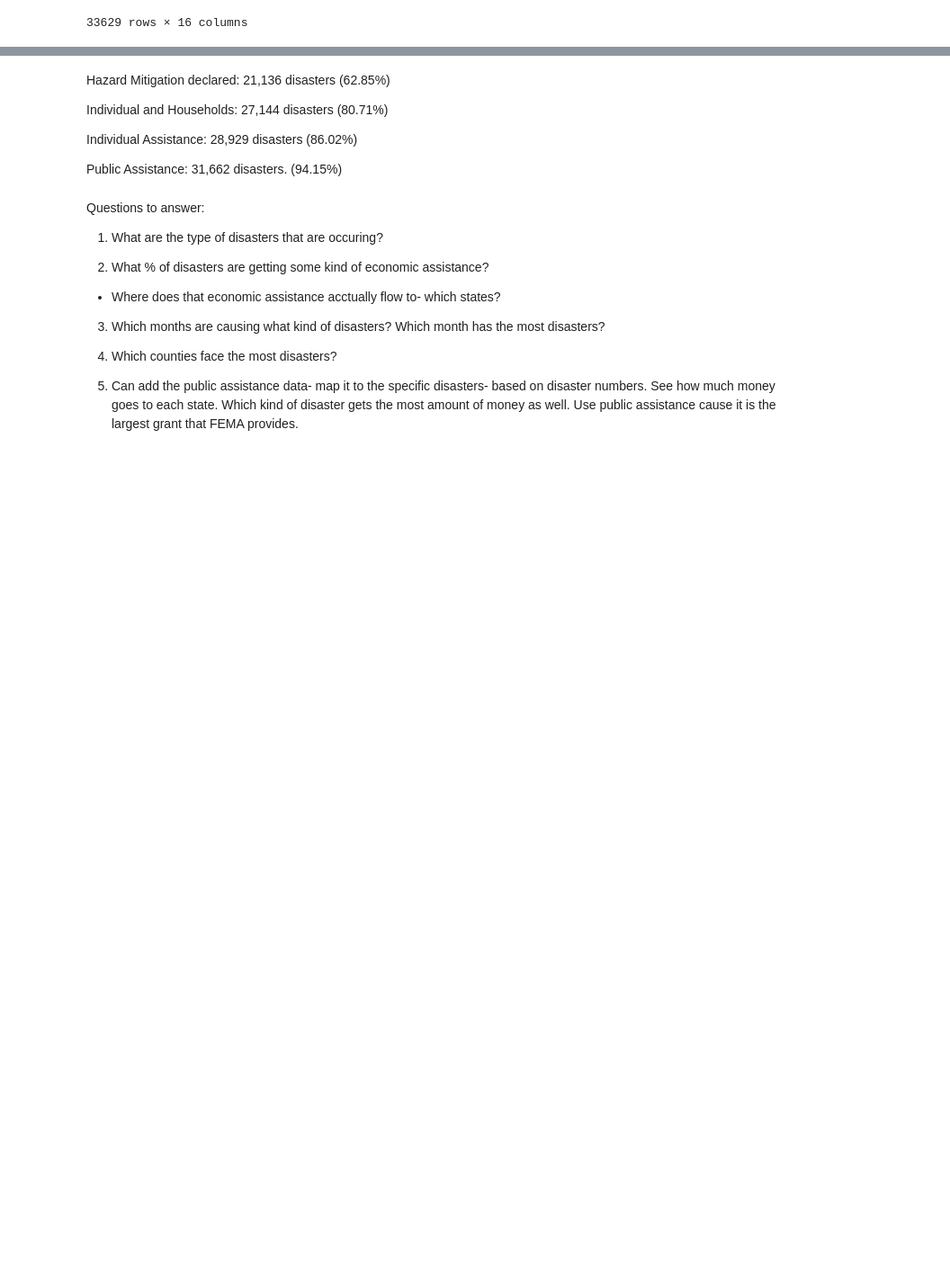
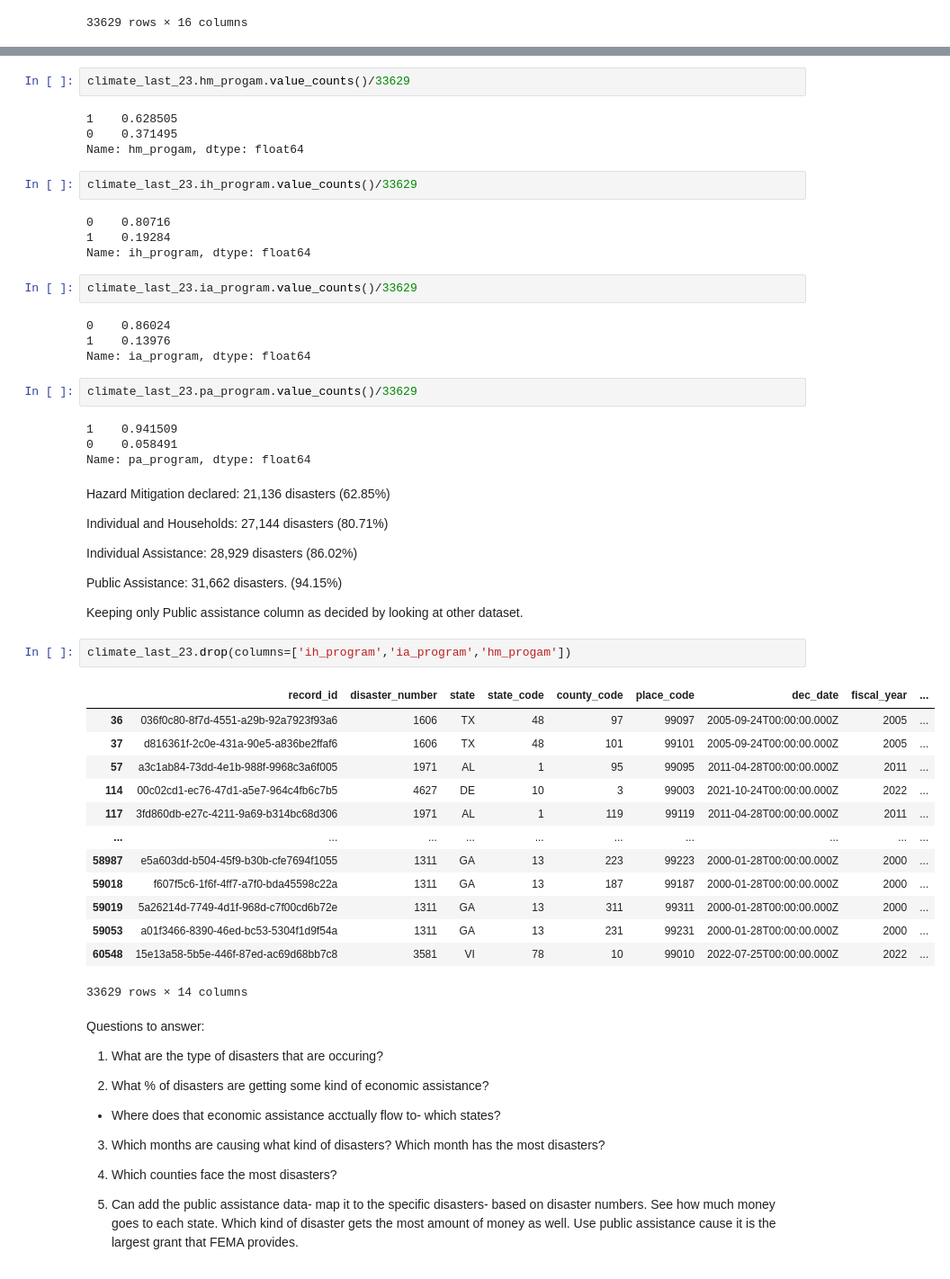
Before and after one commit to uchicago-mscapp-projects/snow-lm, a Jupyter notebook: climate_data.ipynb, the cells around one changed output, grey strips where cells are left out. Shown: that part at 90% size. Drawn from its saved outputs; the diff is of its cells as text; blank space fills up the shorter version.

```diff
--- a/climate_data.ipynb
+++ b/climate_data.ipynb
@@ -177,3 +168,27 @@ Name: pa_program, dtype: float64
+# %%
+climate_last_23.hm_progam.value_counts()/33629
+# %% [output]
+1    0.628505
+0    0.371495
+Name: hm_progam, dtype: float64
+# %%
+climate_last_23.ih_program.value_counts()/33629
+# %% [output]
+0    0.80716
+1    0.19284
+Name: ih_program, dtype: float64
+# %%
+climate_last_23.ia_program.value_counts()/33629
+# %% [output]
+0    0.86024
+1    0.13976
+Name: ia_program, dtype: float64
+# %%
+climate_last_23.pa_program.value_counts()/33629
+# %% [output]
+1    0.941509
+0    0.058491
+Name: pa_program, dtype: float64
 # %% [markdown]
 Hazard Mitigation declared: 21,136 disasters (62.85%)
 
@@ -182,6 +197,24 @@ Individual and Households: 27,144 disasters (80.71%)
 Individual Assistance: 28,929 disasters (86.02%)
 
 Public Assistance: 31,662 disasters. (94.15%)
+
+Keeping only Public assistance column as decided by looking at other dataset.
+# %%
+climate_last_23.drop(columns=['ih_program','ia_program','hm_progam'])
+# %% [output]
+|  | record_id | disaster_number | state | state_code | county_code | place_code | dec_date | fiscal_year | ... |
+| 36 | 036f0c80-8f7d-4551-a29b-92a7923f93a6 | 1606 | TX | 48 | 97 | 99097 | 2005-09-24T00:00:00.000Z | 2005 | ... |
+| 37 | d816361f-2c0e-431a-90e5-a836be2ffaf6 | 1606 | TX | 48 | 101 | 99101 | 2005-09-24T00:00:00.000Z | 2005 | ... |
+| 57 | a3c1ab84-73dd-4e1b-988f-9968c3a6f005 | 1971 | AL | 1 | 95 | 99095 | 2011-04-28T00:00:00.000Z | 2011 | ... |
+| 114 | 00c02cd1-ec76-47d1-a5e7-964c4fb6c7b5 | 4627 | DE | 10 | 3 | 99003 | 2021-10-24T00:00:00.000Z | 2022 | ... |
+| 117 | 3fd860db-e27c-4211-9a69-b314bc68d306 | 1971 | AL | 1 | 119 | 99119 | 2011-04-28T00:00:00.000Z | 2011 | ... |
+| ... | ... | ... | ... | ... | ... | ... | ... | ... | ... |
+| 58987 | e5a603dd-b504-45f9-b30b-cfe7694f1055 | 1311 | GA | 13 | 223 | 99223 | 2000-01-28T00:00:00.000Z | 2000 | ... |
+| 59018 | f607f5c6-1f6f-4ff7-a7f0-bda45598c22a | 1311 | GA | 13 | 187 | 99187 | 2000-01-28T00:00:00.000Z | 2000 | ... |
+| 59019 | 5a26214d-7749-4d1f-968d-c7f00cd6b72e | 1311 | GA | 13 | 311 | 99311 | 2000-01-28T00:00:00.000Z | 2000 | ... |
+| 59053 | a01f3466-8390-46ed-bc53-5304f1d9f54a | 1311 | GA | 13 | 231 | 99231 | 2000-01-28T00:00:00.000Z | 2000 | ... |
+| 60548 | 15e13a58-5b5e-446f-87ed-ac69d68bb7c8 | 3581 | VI | 78 | 10 | 99010 | 2022-07-25T00:00:00.000Z | 2022 | ... |
+33629 rows × 14 columns
 # %% [markdown]
 Questions to answer:
 
```
Also changed, not shown: parts of 2 cells of this notebook.
